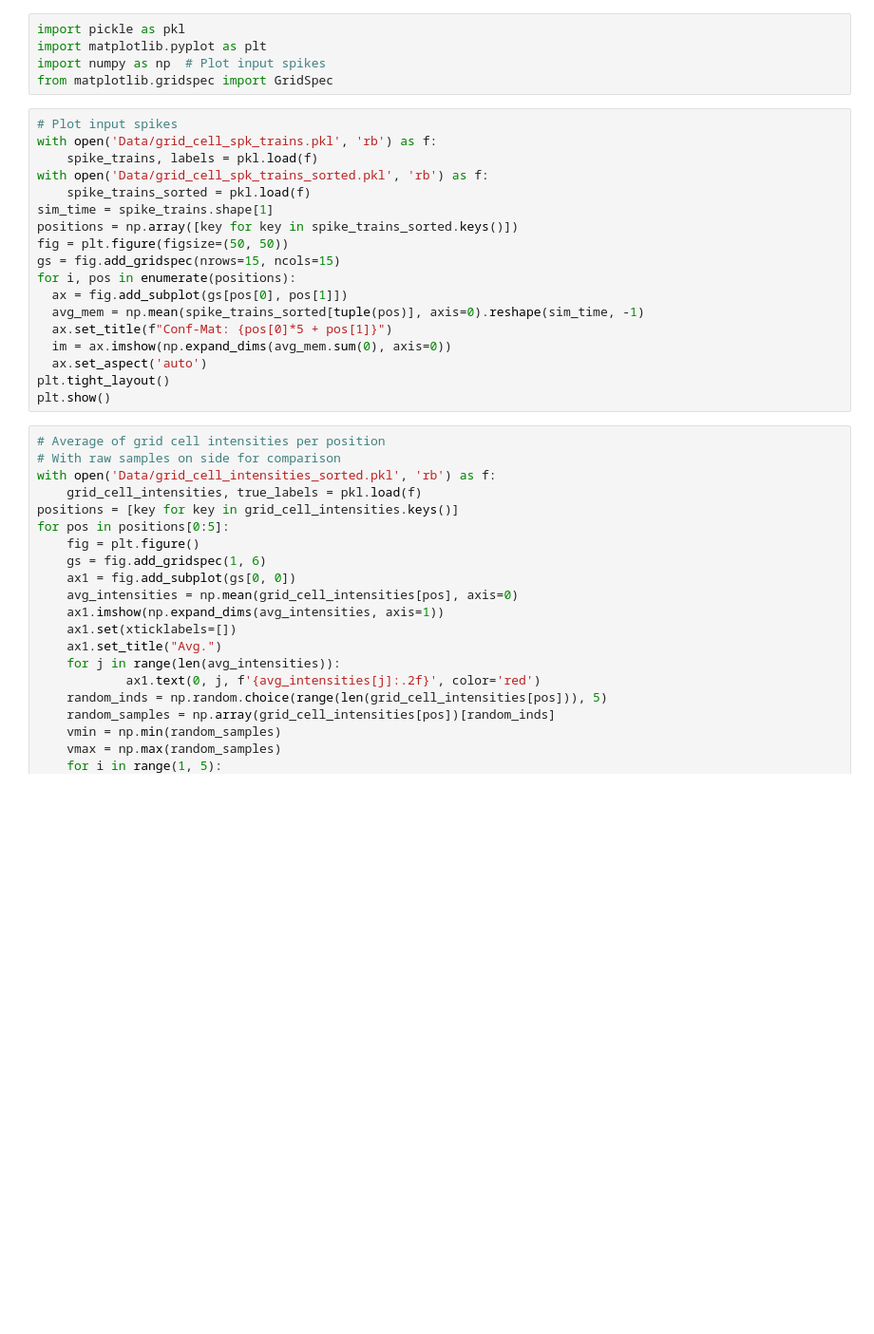
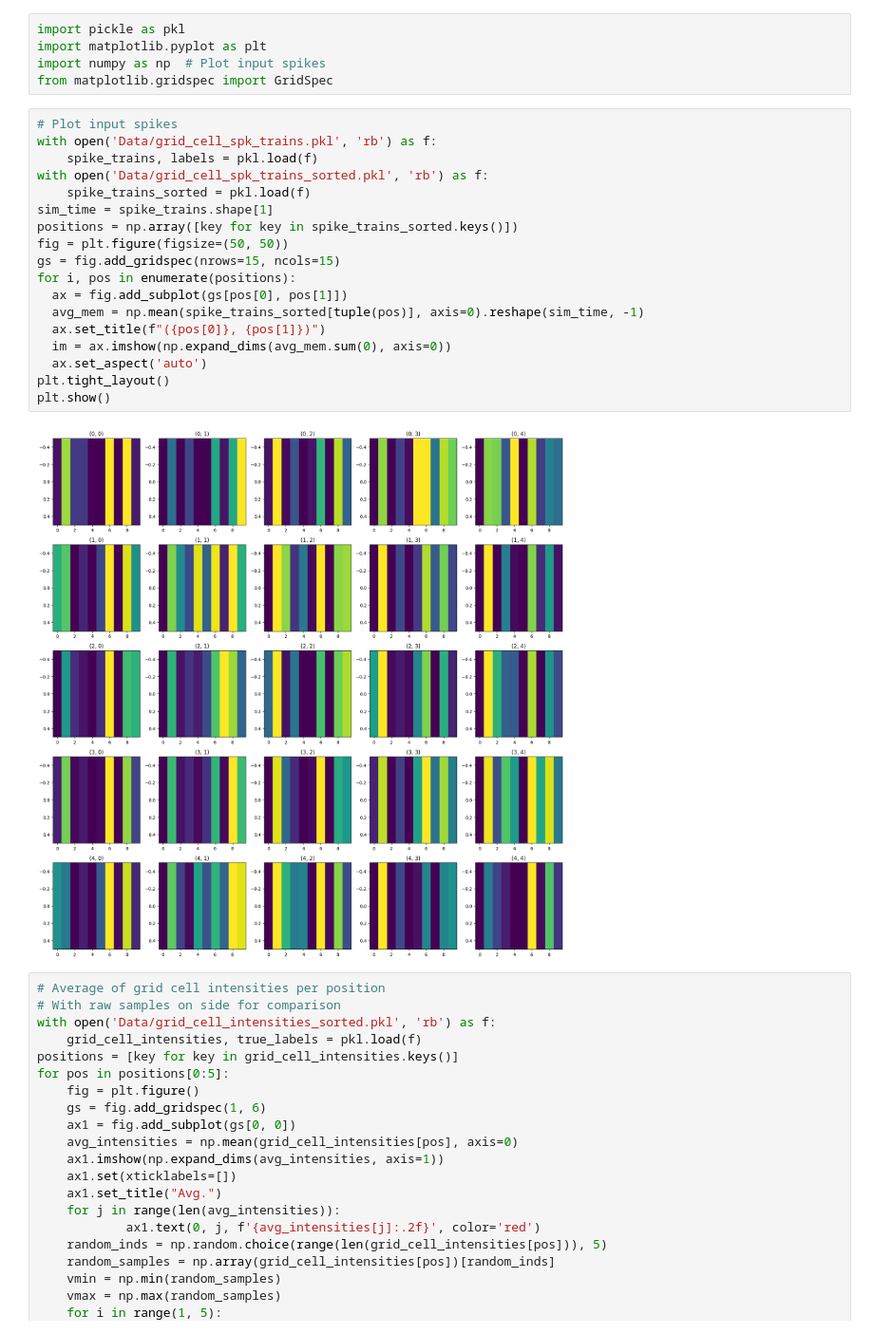
Before and after one commit to cearlUmass/bindsnet, a Jupyter notebook: scripts/Chris/DQN/Eval.ipynb, the cells around one changed output. Shown at 95% size. Drawn from its saved outputs; the diff is of its cells as text; blank space fills up the shorter version.

```diff
--- a/scripts/Chris/DQN/Eval.ipynb
+++ b/scripts/Chris/DQN/Eval.ipynb
@@ -6,21 +6,23 @@ from matplotlib.gridspec import GridSpec
 # %%
 # Plot input spikes
 with open('Data/grid_cell_spk_trains.pkl', 'rb') as f:
     spike_trains, labels = pkl.load(f)
 with open('Data/grid_cell_spk_trains_sorted.pkl', 'rb') as f:
     spike_trains_sorted = pkl.load(f)
 sim_time = spike_trains.shape[1]
 positions = np.array([key for key in spike_trains_sorted.keys()])
 fig = plt.figure(figsize=(50, 50))
 gs = fig.add_gridspec(nrows=15, ncols=15)
 for i, pos in enumerate(positions):
   ax = fig.add_subplot(gs[pos[0], pos[1]])
   avg_mem = np.mean(spike_trains_sorted[tuple(pos)], axis=0).reshape(sim_time, -1)
-  ax.set_title(f"Conf-Mat: {pos[0]*5 + pos[1]}")
+  ax.set_title(f"({pos[0]}, {pos[1]})")
   im = ax.imshow(np.expand_dims(avg_mem.sum(0), axis=0))
   ax.set_aspect('auto')
 plt.tight_layout()
 plt.show()
+# %% [output]
+[figure, added]
 # %%
 # Average of grid cell intensities per position
 # With raw samples on side for comparison
```
Also changed, not shown: parts of 1 cell of this notebook, 5 other files.
